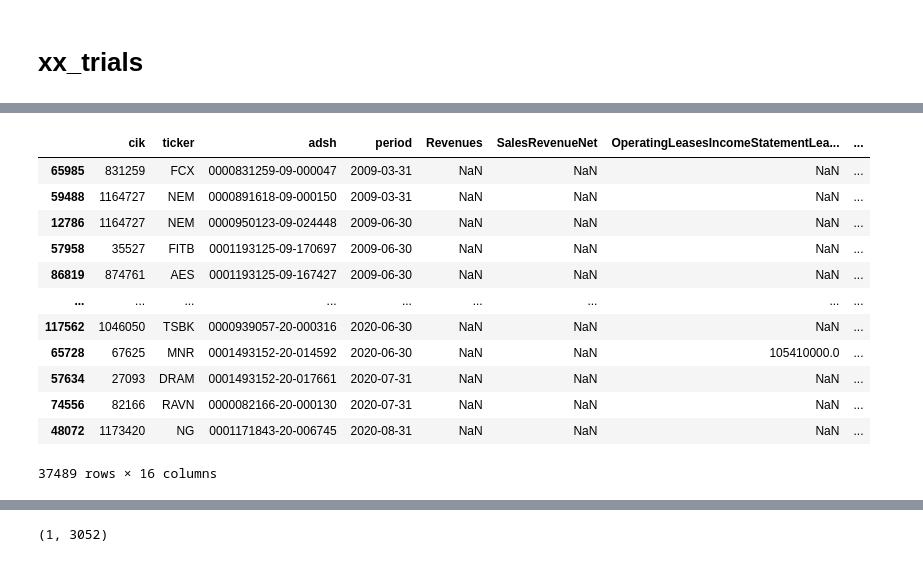
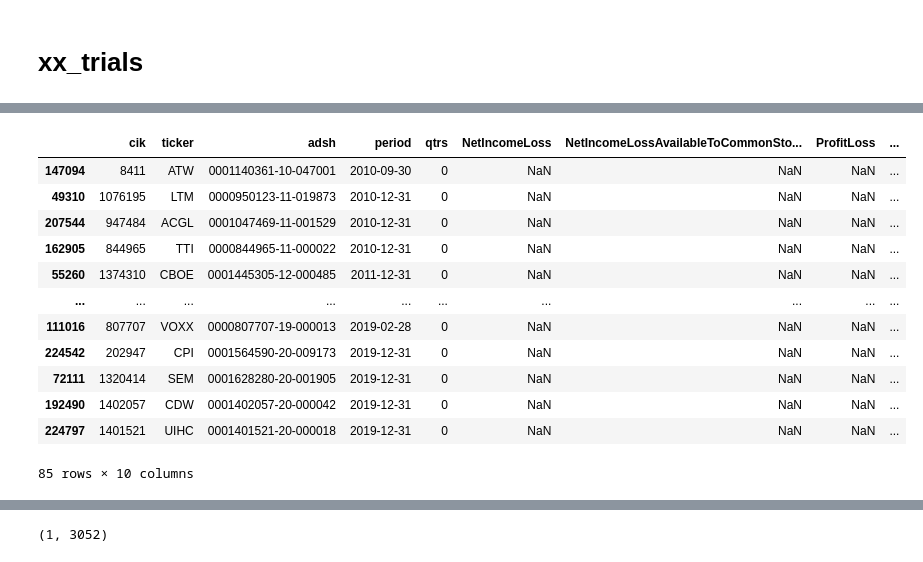
Before and after one commit to HansjoergW/bfh_mt_hs2020_sec_data, a Jupyter notebook: 04_UniformAndCompleteData.ipynb, the cells around one changed output, grey strips where cells are left out. Drawn from its saved outputs; the diff is of its cells as text; code cells hidden in the pictures.

```diff
--- a/04_UniformAndCompleteData.ipynb
+++ b/04_UniformAndCompleteData.ipynb
@@ -537,0 +552,6 @@ is_pivot_pd.shape
+# %%
+# for some reason, there can be kind like empty rows with strange "qrtrs". They contain only null values
+null_cols_threshold = is_pivot_pd_copy.shape[1] - 8
+selection = ((is_pivot_pd_copy.qtrs == '0') | (is_pivot_pd_copy.qtrs > '4')) & (is_pivot_pd_copy.isnull().sum(axis=1) >= null_cols_threshold) == False
+is_pivot_pd_copy = is_pivot_pd_copy[selection].copy()
+is_pivot_pd_copy.shape
@@ -584,43 +644,50 @@ do_copy.sum()
 # %%
 pd.set_option('display.max_rows', 40)
-is_pivot_pd_copy[(is_pivot_pd_copy.RevenueFromContractWithCustomerExcludingAssessedTax.isnull())  \
-              &(is_pivot_pd_copy.RevenueFromContractWithCustomerIncludingAssessedTax.isnull())  \
-                &(is_pivot_pd_copy.Revenues.isnull())  \
-                &(is_pivot_pd_copy.SalesRevenueNet.isnull())  \
+is_pivot_pd_copy[(is_pivot_pd_copy.NetIncomeLoss.isnull())  \
+              &(is_pivot_pd_copy.NetIncomeLossAvailableToCommonStockholdersBasic.isnull())  \
+              &(is_pivot_pd_copy.ProfitLoss.isnull())   \
+              &(is_pivot_pd_copy.fp == 'FY')   \
+              &(is_pivot_pd_copy.qtrs == '0')   \
+#                 &(is_pivot_pd_copy.Revenues.isnull())  \
+#                 &(is_pivot_pd_copy.SalesRevenueNet.isnull())  \
                 ] \
-  [["cik","ticker", "adsh","period",
-    'Revenues',
-    'SalesRevenueNet',
-    'OperatingLeasesIncomeStatementLeaseRevenue',
-'RevenueFromContractWithCustomerExcludingAssessedTax', # Sales
-'RevenueFromContractWithCustomerIncludingAssessedTax', # Sales
+  [["cik","ticker", "adsh","period", "qtrs",
+    'NetIncomeLoss',
+    'NetIncomeLossAvailableToCommonStockholdersBasic',
+    'ProfitLoss',
 
- 'RevenueFromCollaborativeArrangementExcludingRevenueFromContractWithCustomer',
- 'RevenueNotFromContractWithCustomer',
- 'RevenueNotFromContractWithCustomerExcludingInterestIncome',
- 'RevenueNotFromContractWithCustomerOther',
- 'RevenuesFromExternalCustomers',
+#  'Revenues',
+#  'SalesRevenueNet',
+#  'OperatingLeasesIncomeStatementLeaseRevenue',
+#  'RevenueFromContractWithCustomerExcludingAssessedTax', # Sales
+#  'RevenueFromContractWithCustomerIncludingAssessedTax', # Sales
+
+#  'RevenueFromCollaborativeArrangementExcludingRevenueFromContractWithCustomer',
+#  'RevenueNotFromContractWithCustomer',
+#  'RevenueNotFromContractWithCustomerExcludingInterestIncome',
+#  'RevenueNotFromContractWithCustomerOther',
+#  'RevenuesFromExternalCustomers',
 
 
 
 'CostOfGoodsAndServicesSold',
  'GrossProfit'
 
 
 
    ]] \
     .sort_values(by=['period'])
 # %% [output]
-|  | cik | ticker | adsh | period | Revenues | SalesRevenueNet | OperatingLeasesIncomeStatementLea... | ... |
-| 65985 | 831259 | FCX | 0000831259-09-000047 | 2009-03-31 | NaN | NaN | NaN | ... |
-| 59488 | 1164727 | NEM | 0000891618-09-000150 | 2009-03-31 | NaN | NaN | NaN | ... |
-| 12786 | 1164727 | NEM | 0000950123-09-024448 | 2009-06-30 | NaN | NaN | NaN | ... |
-| 57958 | 35527 | FITB | 0001193125-09-170697 | 2009-06-30 | NaN | NaN | NaN | ... |
-| 86819 | 874761 | AES | 0001193125-09-167427 | 2009-06-30 | NaN | NaN | NaN | ... |
-| ... | ... | ... | ... | ... | ... | ... | ... | ... |
-| 117562 | 1046050 | TSBK | 0000939057-20-000316 | 2020-06-30 | NaN | NaN | NaN | ... |
-| 65728 | 67625 | MNR | 0001493152-20-014592 | 2020-06-30 | NaN | NaN | 105410000.0 | ... |
-| 57634 | 27093 | DRAM | 0001493152-20-017661 | 2020-07-31 | NaN | NaN | NaN | ... |
-| 74556 | 82166 | RAVN | 0000082166-20-000130 | 2020-07-31 | NaN | NaN | NaN | ... |
-| 48072 | 1173420 | NG | 0001171843-20-006745 | 2020-08-31 | NaN | NaN | NaN | ... |
+|  | cik | ticker | adsh | period | qtrs | NetIncomeLoss | NetIncomeLossAvailableToCommonSto... | ProfitLoss | ... |
+| 147094 | 8411 | ATW | 0001140361-10-047001 | 2010-09-30 | 0 | NaN | NaN | NaN | ... |
+| 49310 | 1076195 | LTM | 0000950123-11-019873 | 2010-12-31 | 0 | NaN | NaN | NaN | ... |
+| 207544 | 947484 | ACGL | 0001047469-11-001529 | 2010-12-31 | 0 | NaN | NaN | NaN | ... |
+| 162905 | 844965 | TTI | 0000844965-11-000022 | 2010-12-31 | 0 | NaN | NaN | NaN | ... |
+| 55260 | 1374310 | CBOE | 0001445305-12-000485 | 2011-12-31 | 0 | NaN | NaN | NaN | ... |
+| ... | ... | ... | ... | ... | ... | ... | ... | ... | ... |
+| 111016 | 807707 | VOXX | 0000807707-19-000013 | 2019-02-28 | 0 | NaN | NaN | NaN | ... |
+| 224542 | 202947 | CPI | 0001564590-20-009173 | 2019-12-31 | 0 | NaN | NaN | NaN | ... |
+| 72111 | 1320414 | SEM | 0001628280-20-001905 | 2019-12-31 | 0 | NaN | NaN | NaN | ... |
+| 192490 | 1402057 | CDW | 0001402057-20-000042 | 2019-12-31 | 0 | NaN | NaN | NaN | ... |
+| 224797 | 1401521 | UIHC | 0001401521-20-000018 | 2019-12-31 | 0 | NaN | NaN | NaN | ... |
-37489 rows × 16 columns
+85 rows × 10 columns
```
Also changed, not shown: parts of 38 cells of this notebook, 1 other file.
